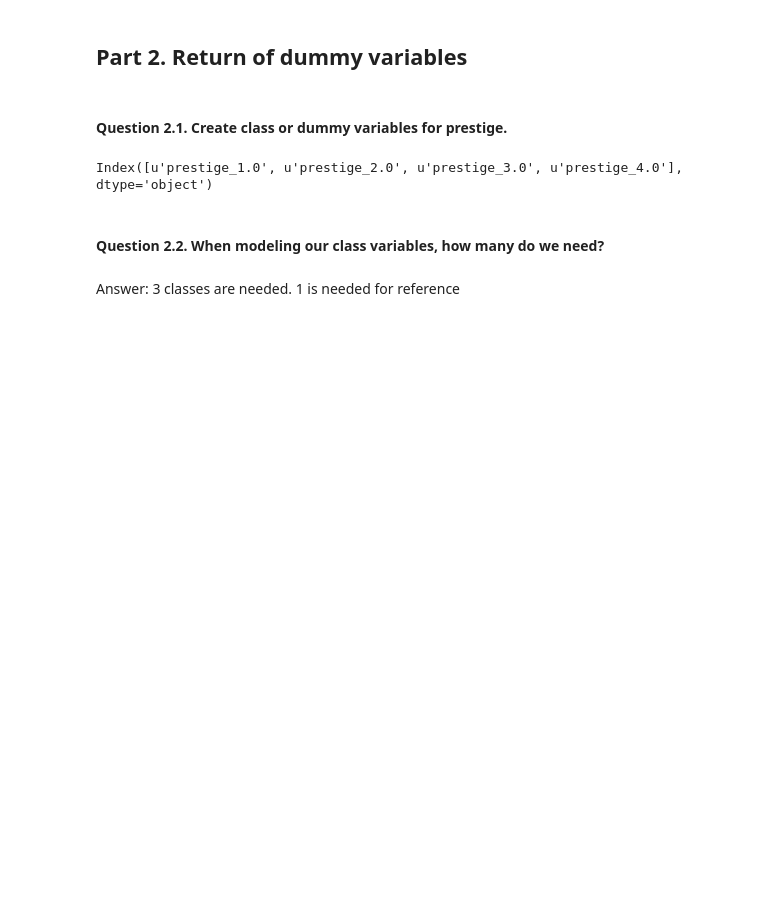
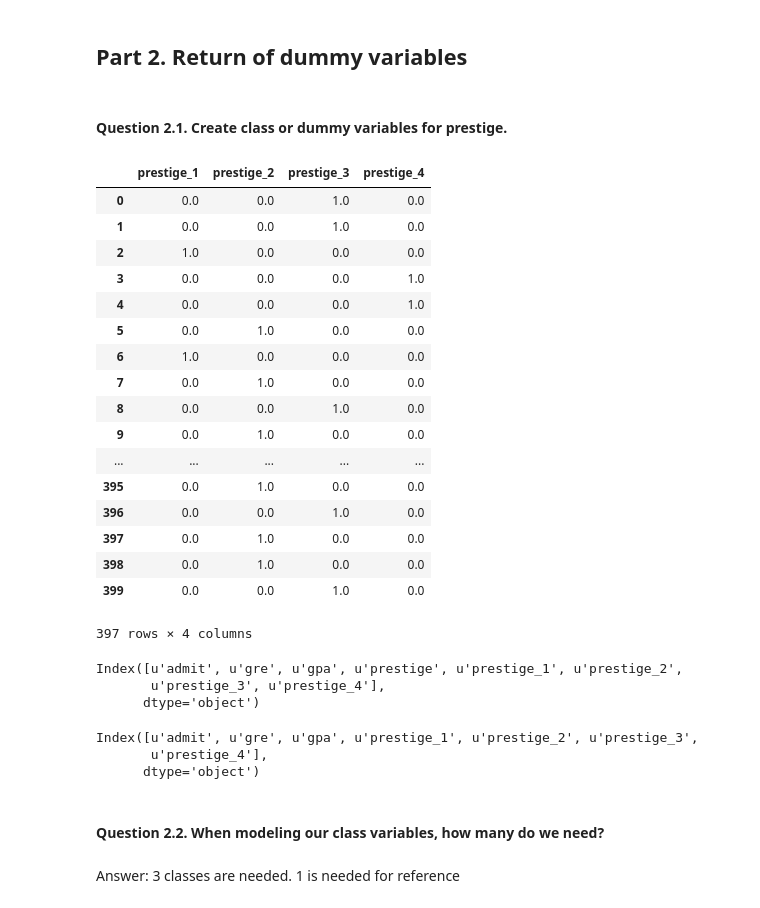
Before and after one commit to HCK33/DS-SF-23, a Jupyter notebook: unit-projects/3/starter-code/unit-project-3-starter-code.ipynb, the cells around one changed output. Saved outputs shown, nothing was run; the diff lists cells and outputs as text; code cells hidden in the pictures; blank space fills up the shorter version.

```diff
--- a/unit-projects/3/starter-code/unit-project-3-starter-code.ipynb
+++ b/unit-projects/3/starter-code/unit-project-3-starter-code.ipynb
@@ -64,4 +82,29 @@ admitted_prestige
 # %% [markdown]
 #### Question 2.1. Create class or dummy variables for prestige.
 # %%
-prestige_df = pd.get_dummies(df.prestige, prefix = 'prestige')
+dummy_ranks = pd.get_dummies(df.prestige, prefix = 'prestige')
+# %%
+dummy_ranks.rename(columns={'prestige_1.0': 'prestige_1',
+                        'prestige_2.0': 'prestige_2',
+                        'prestige_3.0': 'prestige_3',
+                        'prestige_4.0': 'prestige_4'}, inplace = True)
+dummy_ranks
+# %% [output]
+|  | prestige_1 | prestige_2 | prestige_3 | prestige_4 |
+| 0 | 0.0 | 0.0 | 1.0 | 0.0 |
+| 1 | 0.0 | 0.0 | 1.0 | 0.0 |
+| 2 | 1.0 | 0.0 | 0.0 | 0.0 |
+| 3 | 0.0 | 0.0 | 0.0 | 1.0 |
+| 4 | 0.0 | 0.0 | 0.0 | 1.0 |
+| 5 | 0.0 | 1.0 | 0.0 | 0.0 |
+| 6 | 1.0 | 0.0 | 0.0 | 0.0 |
+| 7 | 0.0 | 1.0 | 0.0 | 0.0 |
+| 8 | 0.0 | 0.0 | 1.0 | 0.0 |
+| 9 | 0.0 | 1.0 | 0.0 | 0.0 |
+| ... | ... | ... | ... | ... |
+| 395 | 0.0 | 1.0 | 0.0 | 0.0 |
+| 396 | 0.0 | 0.0 | 1.0 | 0.0 |
+| 397 | 0.0 | 1.0 | 0.0 | 0.0 |
+| 398 | 0.0 | 1.0 | 0.0 | 0.0 |
+| 399 | 0.0 | 0.0 | 1.0 | 0.0 |
+397 rows × 4 columns
@@ -68,4 +113,6 @@ prestige_df = pd.get_dummies(df.prestige, prefix = 'prestige')
 # %%
-prestige_df.columns
+df.columns
 # %% [output]
-Index([u'prestige_1.0', u'prestige_2.0', u'prestige_3.0', u'prestige_4.0'], dtype='object')
+Index([u'admit', u'gre', u'gpa', u'prestige', u'prestige_1', u'prestige_2',
+       u'prestige_3', u'prestige_4'],
+      dtype='object')
@@ -74,3 +121,9 @@ prestige_df.columns = ['prestige_1','prestige_2', 'prestige_3','prestige_4']
+# %%
+df.columns
+# %% [output]
+Index([u'admit', u'gre', u'gpa', u'prestige_1', u'prestige_2', u'prestige_3',
+       u'prestige_4'],
+      dtype='object')
 # %% [markdown]
 #### Question 2.2. When modeling our class variables, how many do we need?
 # %% [markdown]
```
Also changed, not shown: parts of 16 cells of this notebook, 7 other files.
